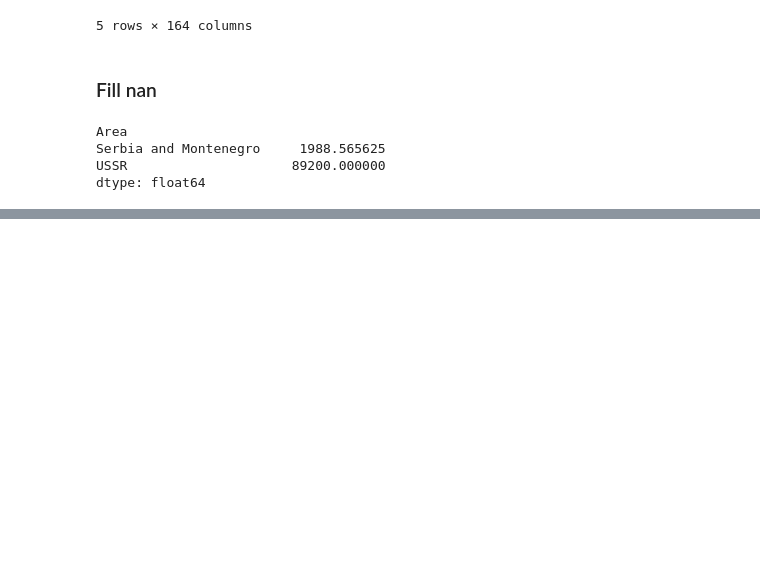
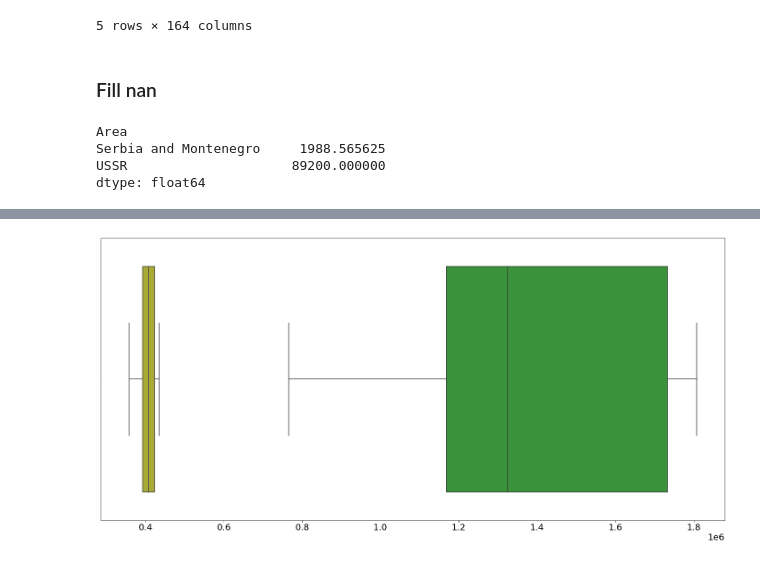
Before and after one commit to wrzdylan/crop_yield_prediction, a Jupyter notebook: data_analysis.ipynb, the cells around one changed output, grey strips where cells are left out. Cells and saved outputs as stored; diff of their text form; code cells hidden in the pictures; blank space fills up the shorter version.

```diff
--- a/data_analysis.ipynb
+++ b/data_analysis.ipynb
@@ -144,0 +168,5 @@ dtype: float64
+# %%
+sns.boxplot( x=top_10_pesticides["China, mainland"].values, color='#2ca02c' )
+sns.boxplot( x=top_10_pesticides["United States of America"].values, color='#bcbd22' );
+# %% [output]
+[figure, added]
```
Also changed, not shown: parts of 10 cells of this notebook.
